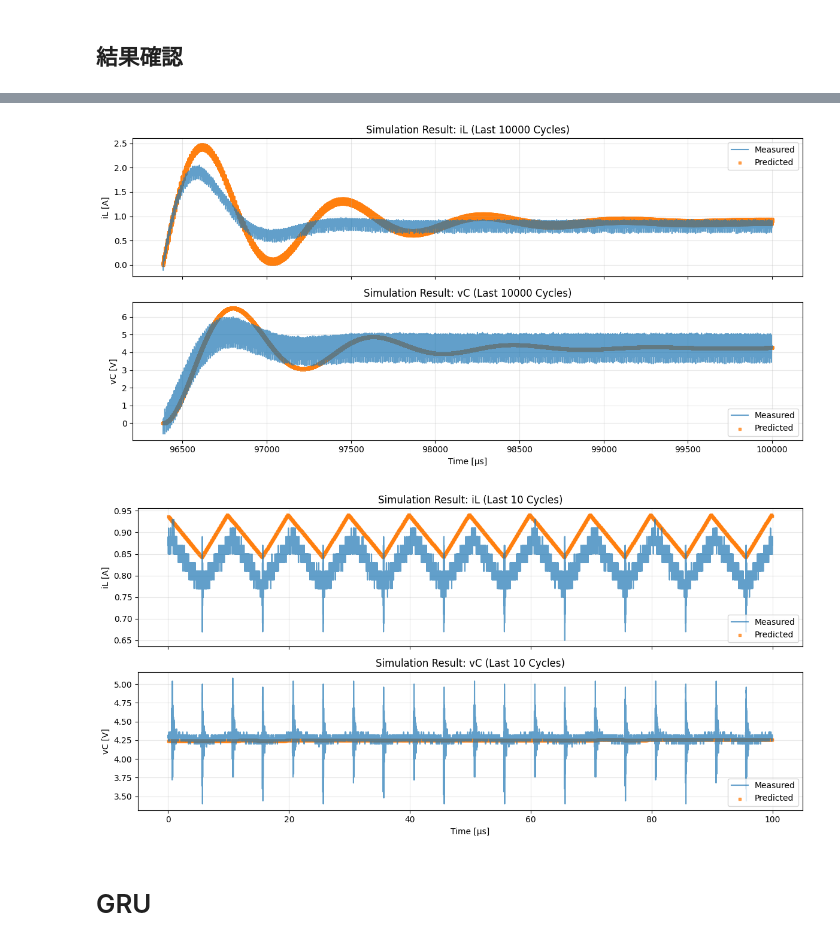
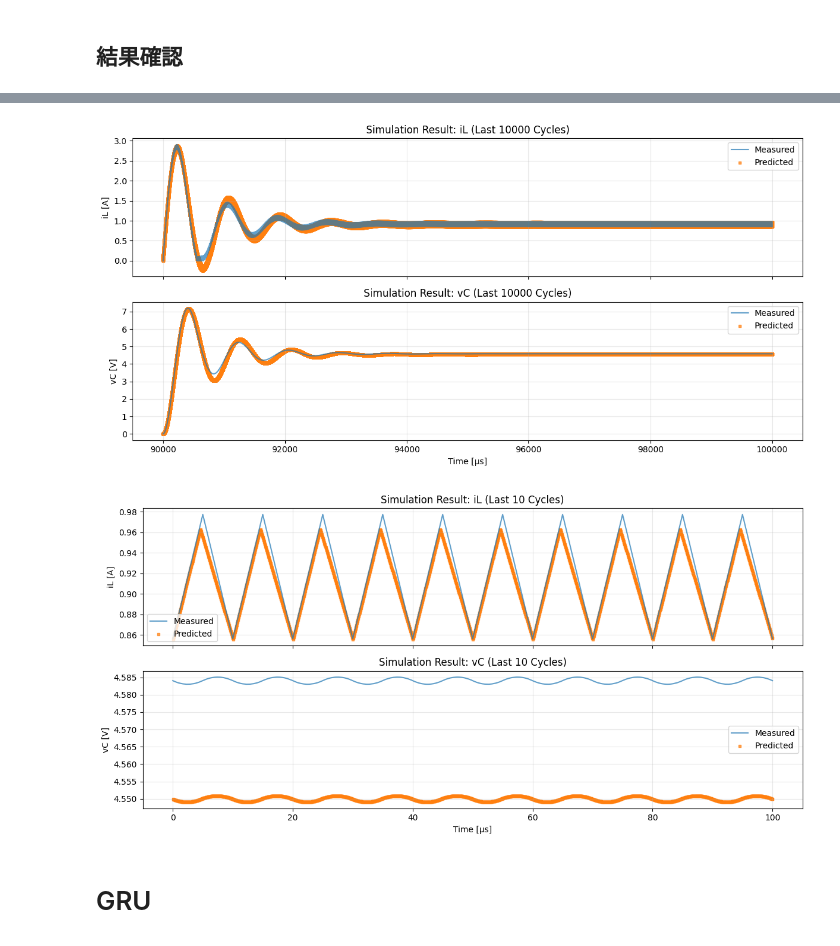
Before and after one commit to University-Laboratory/rnn-pann, a Jupyter notebook: actual_machine_notebooks/note5/note.ipynb, the cells around one changed output, grey strips where cells are left out. Drawn from its saved outputs; the diff is of its cells as text; code cells hidden in the pictures.

Commit message:
refactor: Update execution counts and improve data processing in note5 notebook; enhance parameter loading and visualization for simulation results clarity

```diff
--- a/actual_machine_notebooks/note5/note.ipynb
+++ b/actual_machine_notebooks/note5/note.ipynb
@@ -40,7 +40,8 @@ keep_log: bool = False
 
 @dataclass(frozen=True)
 class Params:
-    data_path: str = path_list.path2
+    # data_path: str = path_list.path2
+    data_path: str = "../../data/ltspice_sim/ltspice_sim_data.csv"
 
     # 真値パラメータ
     L_true: float = 223.6e-6
@@ -129,11 +137,11 @@ Vref: float = float(np.mean(vC_raw[window]))
 duty: float = Vref / params.Vin
 
 # スイッチング信号
-duty_phase = (t_raw[:-1] % params.T) / params.T
+duty_phase = (t_raw % params.T) / params.T
 u_raw = (duty_phase < duty).astype(int)
 
 # 入力電圧
-vs_raw = np.ones(len(t_raw) - 1) * params.Vin
+vs_raw = np.ones(len(t_raw)) * params.Vin
 
 # ダウンサンプリング
 _T = int(t_raw[-1] / params.T)
@@ -141,8 +149,14 @@ downsample_step = len(t_raw) // (_T * 200)
 t_raw_downsampled = t_raw[::downsample_step]
 iL_raw_downsampled = iL_raw[::downsample_step]
 vC_raw_downsampled = vC_raw[::downsample_step]
-u_raw_downsampled = u_raw[::downsample_step]
-vs_raw_downsampled = vs_raw[::downsample_step]
+u_raw_downsampled = u_raw[::downsample_step][1:]
+vs_raw_downsampled = vs_raw[::downsample_step][1:]
+
+print(f"{t_raw_downsampled.shape=}")
+print(f"{u_raw_downsampled.shape=}")
+print(f"{vs_raw_downsampled.shape=}")
+print(f"{iL_raw_downsampled.shape=}")
+print(f"{vC_raw_downsampled.shape=}")
 
 fig, ax = plot_u_vs_iL_vC(
     t_raw_downsampled,
@@ -152,4 +166,12 @@ fig, ax = plot_u_vs_iL_vC(
     vC_raw_downsampled,
     params.T,
 )
+# fig, ax = plot_u_vs_iL_vC(
+#     t_raw_downsampled[-1001:],
+#     u_raw_downsampled[-1000:],
+#     vs_raw_downsampled[-1000:],
+#     iL_raw_downsampled[-1001:],
+#     vC_raw_downsampled[-1001:],
+#     params.T,
+# )
 # %% [output]
@@ -163,15 +190,13 @@ b_vC = firwin(1000, fc, fs=fs_raw)
 iL_filt1 = filtfilt(b_iL, [1.0], iL_raw_downsampled)
 vC_filt1 = filtfilt(b_vC, [1.0], vC_raw_downsampled)
 
-# 先頭から 100 周期分を切り出し、1周期あたり 20 プロットにダウンサンプリング
+# 先頭から 100 周期分を切り出す
 mask = (t_raw_downsampled > params.T * 5) & (t_raw_downsampled <= params.T * 105)
 t_buck1 = t_raw_downsampled[mask]
-downsample_step = len(t_buck1) // (100 * 100)
-t_buck1 = t_buck1[::downsample_step]
-iL_buck1 = iL_filt1[mask][::downsample_step]
-vC_buck1 = vC_filt1[mask][::downsample_step]
-u_buck1 = u_raw_downsampled[mask[1:]][::downsample_step]
-vs_buck1 = vs_raw_downsampled[mask[1:]][::downsample_step]
+iL_buck1 = iL_filt1[mask]
+vC_buck1 = vC_filt1[mask]
+u_buck1 = u_raw_downsampled[mask[1:]]
+vs_buck1 = vs_raw_downsampled[mask[1:]]
 
 u_buck1 = u_buck1[1:]
 vs_buck1 = vs_buck1[1:]
@@ -366,8 +391,8 @@ print(f"  R: {R_error_percent:.2f} %")
 # %%
 t_sim = np.linspace(
     0,
-    params.T * 1000,
-    1000 * 200 + 1,
+    params.T * 2000,
+    2000 * 200 + 1,
 )
 
 
@@ -406,35 +431,35 @@ fig, ax = plot_compare_tail(
     "Predicted",
     T=params.T,
     title="Simulation Result",
     style2="scatter",
     N_cycles=10000,
 )
 
 
 if keep_log:
     save_figure_to_log(
         fig,
         "all_prediction",
         result_dir,
         f"シミュレーション結果(0から{params.cycles_sim}周期までシミュレーションし、定常箇所と実機のデータの比較)",
     )
 
 fig, ax = plot_compare_tail(
     t_raw,
     iL_raw,
     vC_raw,
     "Measured",
     t_sim,
     iL_sim,
     vC_sim,
     "Predicted",
     T=params.T,
     title="Simulation Result",
     style2="scatter",
 )
 # %% [output]
-[figure, old version]
+[figure, new version]
-[figure, old version]
+[figure, new version]
 # %% [markdown]
 # GRU
 # %% [markdown]
```
Also changed, not shown: parts of 14 cells of this notebook, 10 other files.
